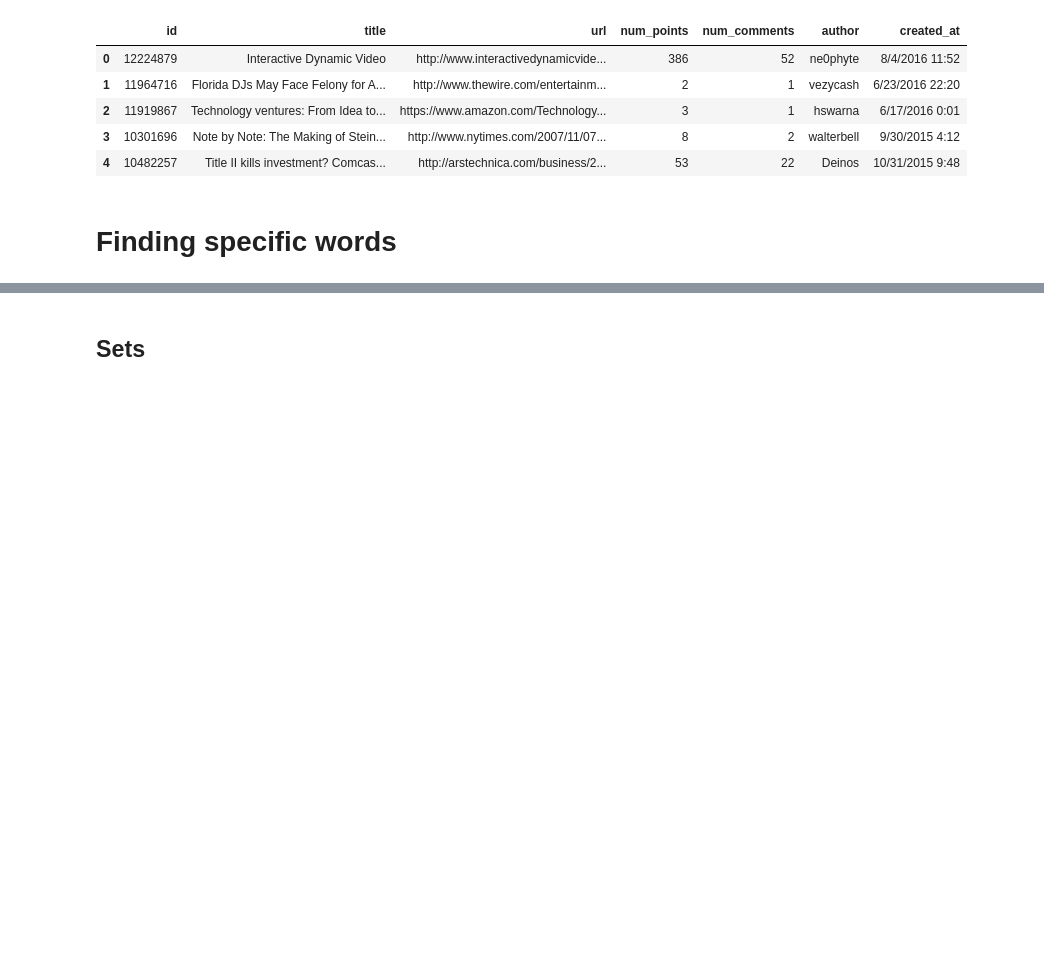
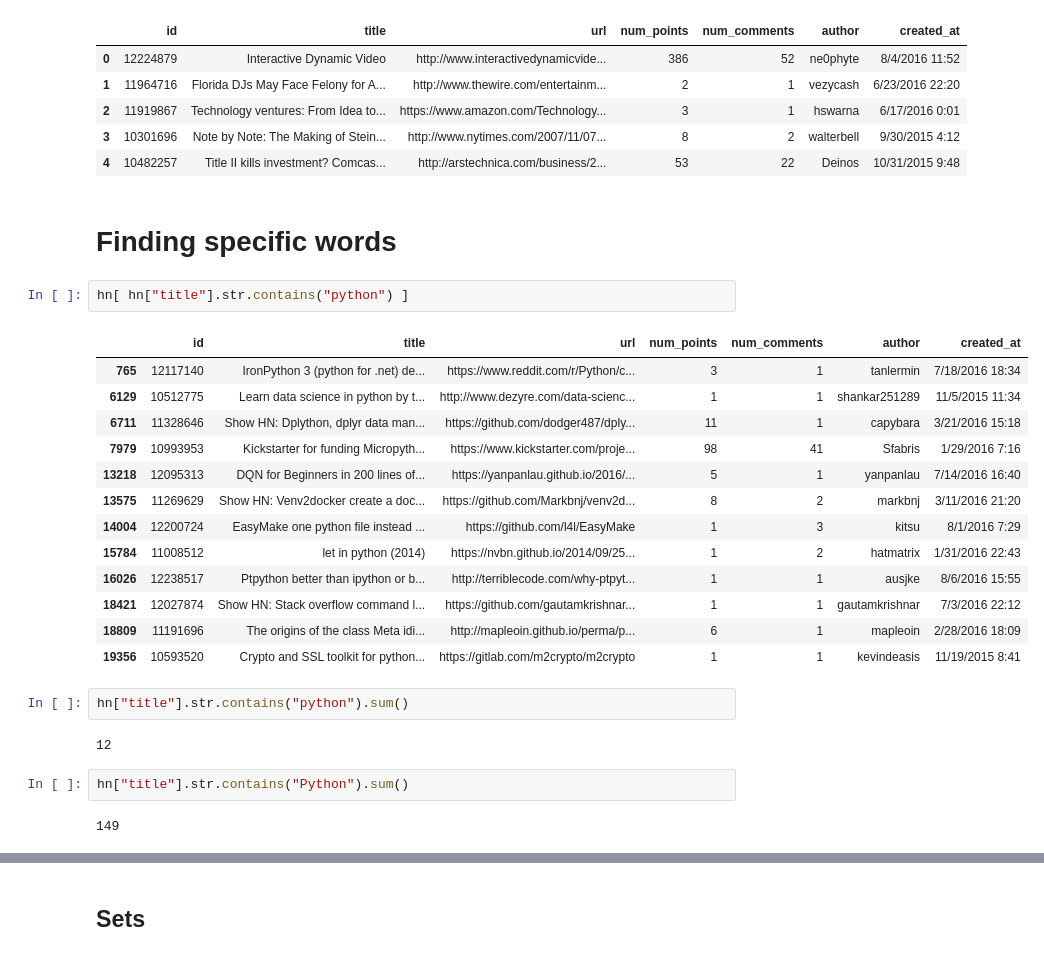
Before and after one commit to icta-tecaji/python-data-analysis-public, a Jupyter notebook: 04_Priprava_in_čiščenje_podatkov/Regex_CLEAN.ipynb, the cells around one changed output, grey strips where cells are left out. Drawn from its saved outputs; the diff is of its cells as text; blank space fills up the shorter version.

```diff
--- a/04_Priprava_in_čiščenje_podatkov/Regex_CLEAN.ipynb
+++ b/04_Priprava_in_čiščenje_podatkov/Regex_CLEAN.ipynb
@@ -64,3 +64,27 @@ None
 | 4 | 10482257 | Title II kills investment? Comcas... | http://arstechnica.com/business/2... | 53 | 22 | Deinos | 10/31/2015 9:48 |
 # %% [markdown]
 # Finding specific words
+# %%
+hn[ hn["title"].str.contains("python") ]
+# %% [output]
+|  | id | title | url | num_points | num_comments | author | created_at |
+| 765 | 12117140 | IronPython 3 (python for .net) de... | https://www.reddit.com/r/Python/c... | 3 | 1 | tanlermin | 7/18/2016 18:34 |
+| 6129 | 10512775 | Learn data science in python by t... | http://www.dezyre.com/data-scienc... | 1 | 1 | shankar251289 | 11/5/2015 11:34 |
+| 6711 | 11328646 | Show HN: Dplython, dplyr data man... | https://github.com/dodger487/dply... | 11 | 1 | capybara | 3/21/2016 15:18 |
+| 7979 | 10993953 | Kickstarter for funding Micropyth... | https://www.kickstarter.com/proje... | 98 | 41 | Sfabris | 1/29/2016 7:16 |
+| 13218 | 12095313 | DQN for Beginners in 200 lines of... | https://yanpanlau.github.io/2016/... | 5 | 1 | yanpanlau | 7/14/2016 16:40 |
+| 13575 | 11269629 | Show HN: Venv2docker create a doc... | https://github.com/Markbnj/venv2d... | 8 | 2 | markbnj | 3/11/2016 21:20 |
+| 14004 | 12200724 | EasyMake one python file instead ... | https://github.com/l4l/EasyMake | 1 | 3 | kitsu | 8/1/2016 7:29 |
+| 15784 | 11008512 | let in python (2014) | https://nvbn.github.io/2014/09/25... | 1 | 2 | hatmatrix | 1/31/2016 22:43 |
+| 16026 | 12238517 | Ptpython better than ipython or b... | http://terriblecode.com/why-ptpyt... | 1 | 1 | ausjke | 8/6/2016 15:55 |
+| 18421 | 12027874 | Show HN: Stack overflow command l... | https://github.com/gautamkrishnar... | 1 | 1 | gautamkrishnar | 7/3/2016 22:12 |
+| 18809 | 11191696 | The origins of the class Meta idi... | http://mapleoin.github.io/perma/p... | 6 | 1 | mapleoin | 2/28/2016 18:09 |
+| 19356 | 10593520 | Crypto and SSL toolkit for python... | https://gitlab.com/m2crypto/m2crypto | 1 | 1 | kevindeasis | 11/19/2015 8:41 |
+# %%
+hn["title"].str.contains("python").sum()
+# %% [output]
+12
+# %%
+hn["title"].str.contains("Python").sum()
+# %% [output]
+149
```
Also changed, not shown: parts of 25 cells of this notebook.
